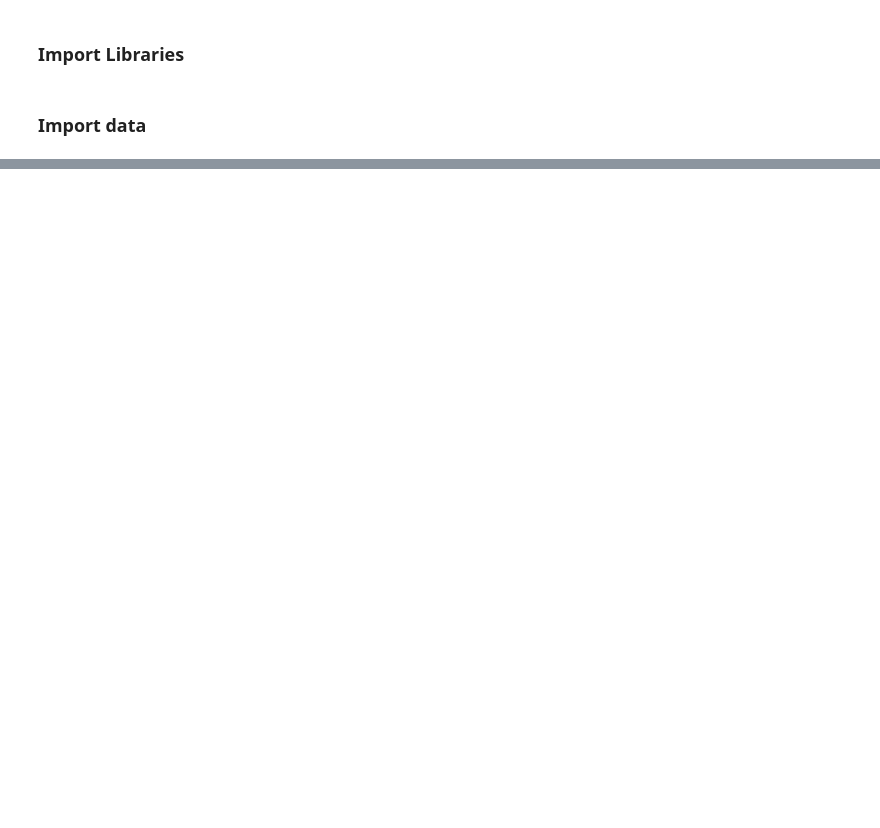
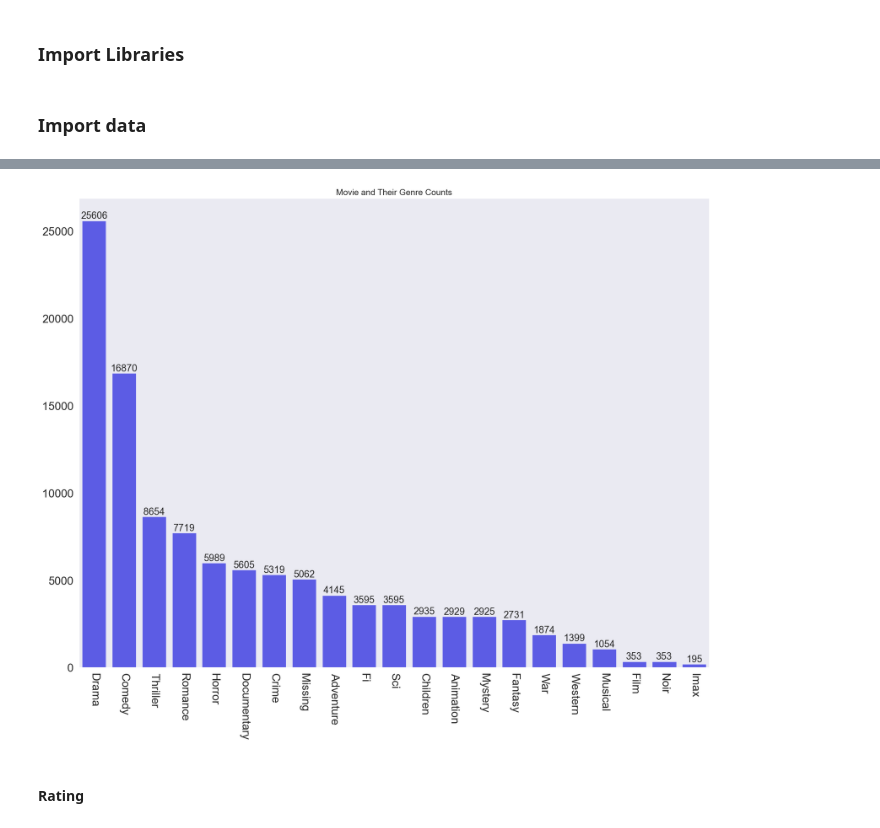
Before and after one commit to yoonho-kim1/stats-418-project, a Jupyter notebook: code/02_eda.ipynb, the cells around one changed output, grey strips where cells are left out. Cells and saved outputs as stored; diff of their text form; code cells hidden in the pictures; blank space fills up the shorter version.

```diff
--- a/code/02_eda.ipynb
+++ b/code/02_eda.ipynb
@@ -266,0 +119,34 @@ Name: rating, Length: 7565, dtype: float64
+# %%
+genre_dict = {}
+genres = list(genres_only.columns)
+
+for genre in genres:
+    if genre not in genre_dict:
+        genre_dict[genre] = np.sum(genres_only[genre])
+# %%
+genre_in_df = pd.DataFrame.from_records(genre_dict, index = [len(genre_dict)]).T.reset_index()\
+.rename(columns = {'index':'genre', 21:'freq'})
+# %%
+genre_in_df.loc[:, 'genre'] = genre_in_df.genre.apply(lambda row: str(row).title())
+# %%
+genre_in_df.sort_values(by = 'freq', ascending = False, inplace = True)
+# %%
+plt.figure(figsize = (20, 15))
+plt.title("Movie and Their Genre Counts", fontsize = 15)
+viz_genre = sns.barplot(
+    x = 'genre',
+    y = 'freq',
+    data = genre_in_df,
+    color = 'blue',
+    alpha = 0.7)
+plt.xlabel('')
+plt.ylabel('')
+plt.xticks(fontsize = 20, rotation = 270)
+plt.yticks(fontsize = 20)
+
+for container in viz_genre.containers:
+    viz_genre.bar_label(container, fontsize = 17);
+# %% [output]
+[figure, added]
+# %% [markdown]
+#### Rating
```
Also changed, not shown: parts of 88 cells of this notebook.
